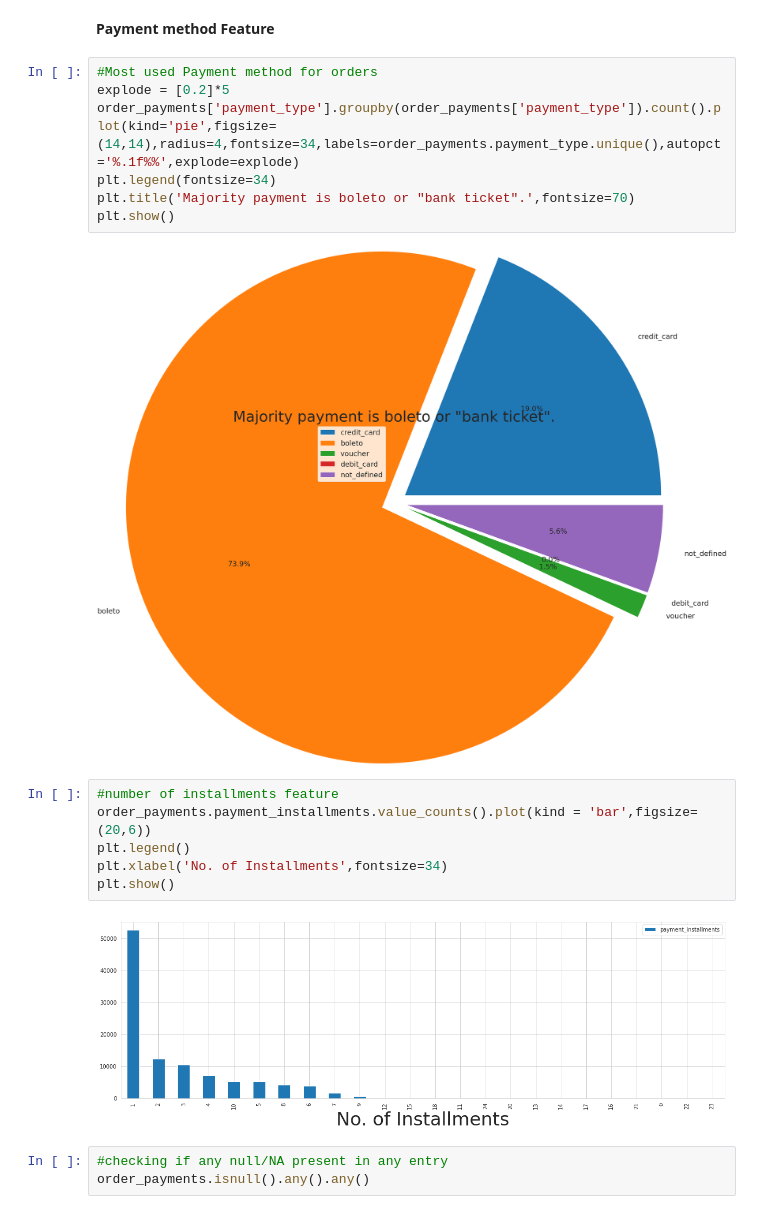
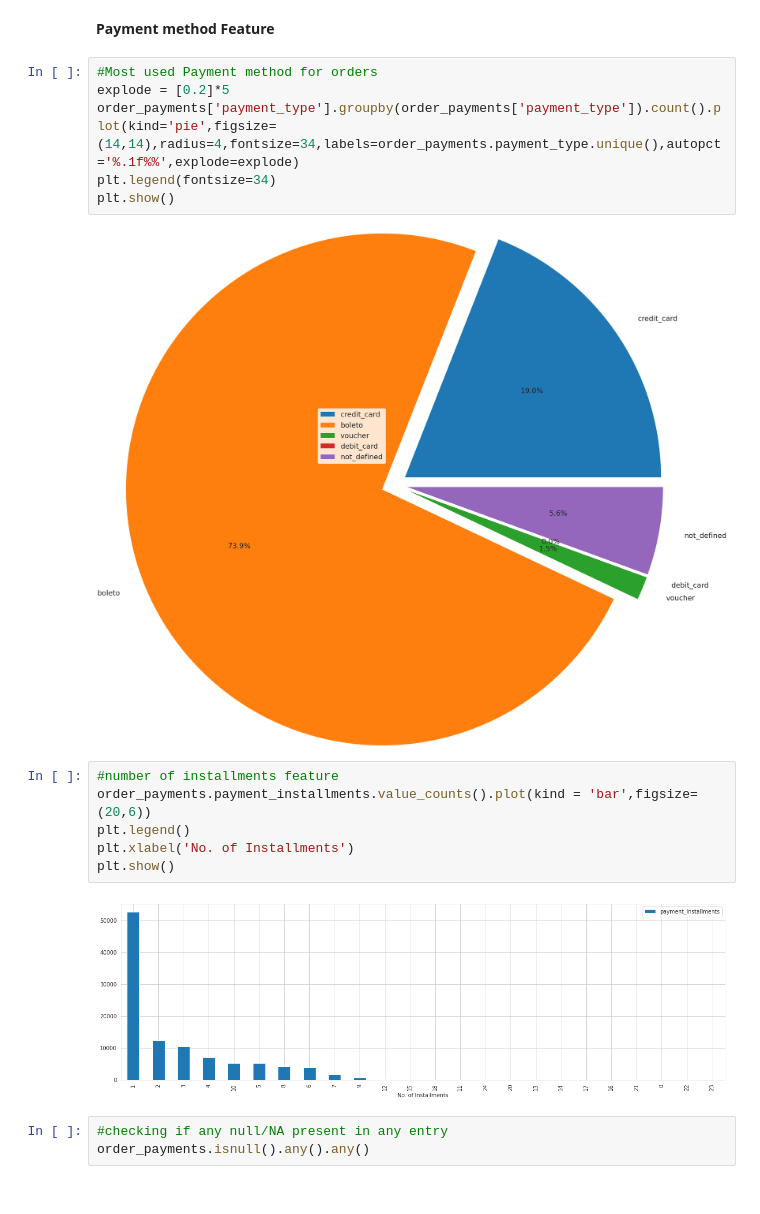
Before and after one commit to jakejhc/Team_Project, a Jupyter notebook: brazillian-customer-satification.ipynb, the cells around one changed output. Saved outputs shown, nothing was run; the diff lists cells and outputs as text.

```diff
--- a/brazillian-customer-satification.ipynb
+++ b/brazillian-customer-satification.ipynb
@@ -167,18 +169,17 @@ order_payments.head()
 explode = [0.2]*5
 order_payments['payment_type'].groupby(order_payments['payment_type']).count().plot(kind='pie',figsize=(14,14),radius=4,fontsize=34,labels=order_payments.payment_type.unique(),autopct='%.1f%%',explode=explode)
 plt.legend(fontsize=34)
-plt.title('Majority payment is boleto or "bank ticket".',fontsize=70)
 plt.show()
 # %% [output]
-[figure, old version]
+[figure, new version]
 # %%
 #number of installments feature
 order_payments.payment_installments.value_counts().plot(kind = 'bar',figsize=(20,6))
 plt.legend()
-plt.xlabel('No. of Installments',fontsize=34)
+plt.xlabel('No. of Installments')
 plt.show()
 # %% [output]
-[figure, old version]
+[figure, new version]
 # %%
 #checking if any null/NA present in any entry
 order_payments.isnull().any().any()
```
Also changed, not shown: parts of 94 cells of this notebook.
